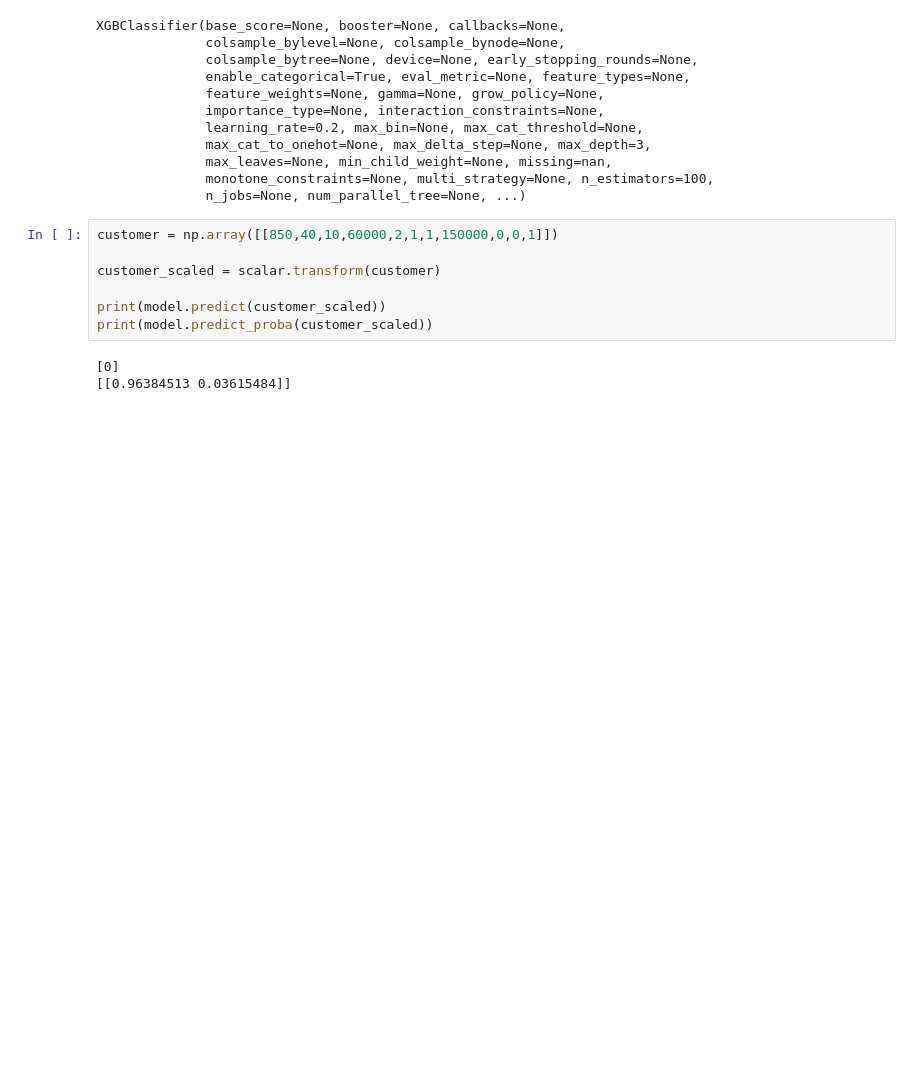
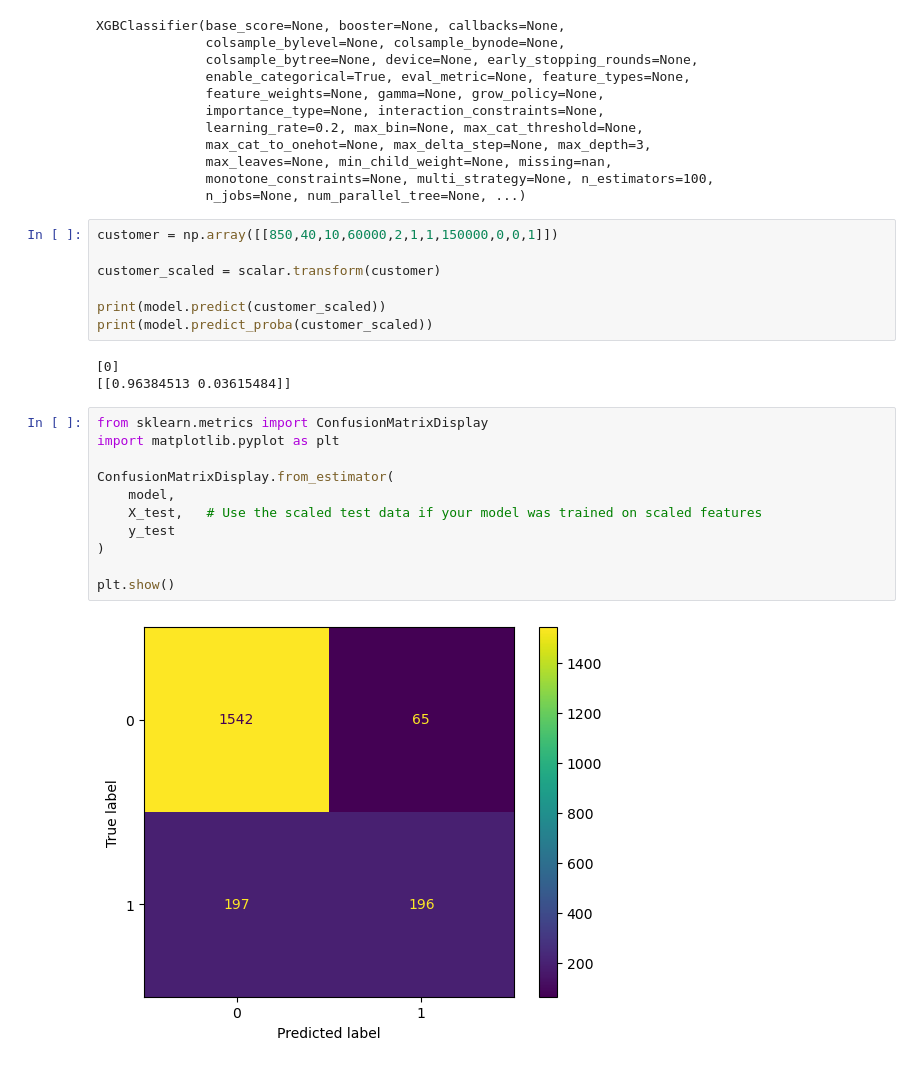
Before and after one commit to subhisharma409/CODSOFT, a Jupyter notebook: CUSTOMER-CHURN-PREDICTION/customer_churn_prediction.ipynb, the cells around one changed output. Cells and saved outputs as stored; diff of their text form; blank space fills up the shorter version.

```diff
--- a/CUSTOMER-CHURN-PREDICTION/customer_churn_prediction.ipynb
+++ b/CUSTOMER-CHURN-PREDICTION/customer_churn_prediction.ipynb
@@ -506,3 +506,16 @@ print(model.predict_proba(customer_scaled))
 # %% [output]
 [0]
 [[0.96384513 0.03615484]]
+# %%
+from sklearn.metrics import ConfusionMatrixDisplay
+import matplotlib.pyplot as plt
+
+ConfusionMatrixDisplay.from_estimator(
+    model,
+    X_test,   # Use the scaled test data if your model was trained on scaled features
+    y_test
+)
+
+plt.show()
+# %% [output]
+[figure, added]
```
Also changed, not shown: parts of 3 cells of this notebook, 1 other file.
